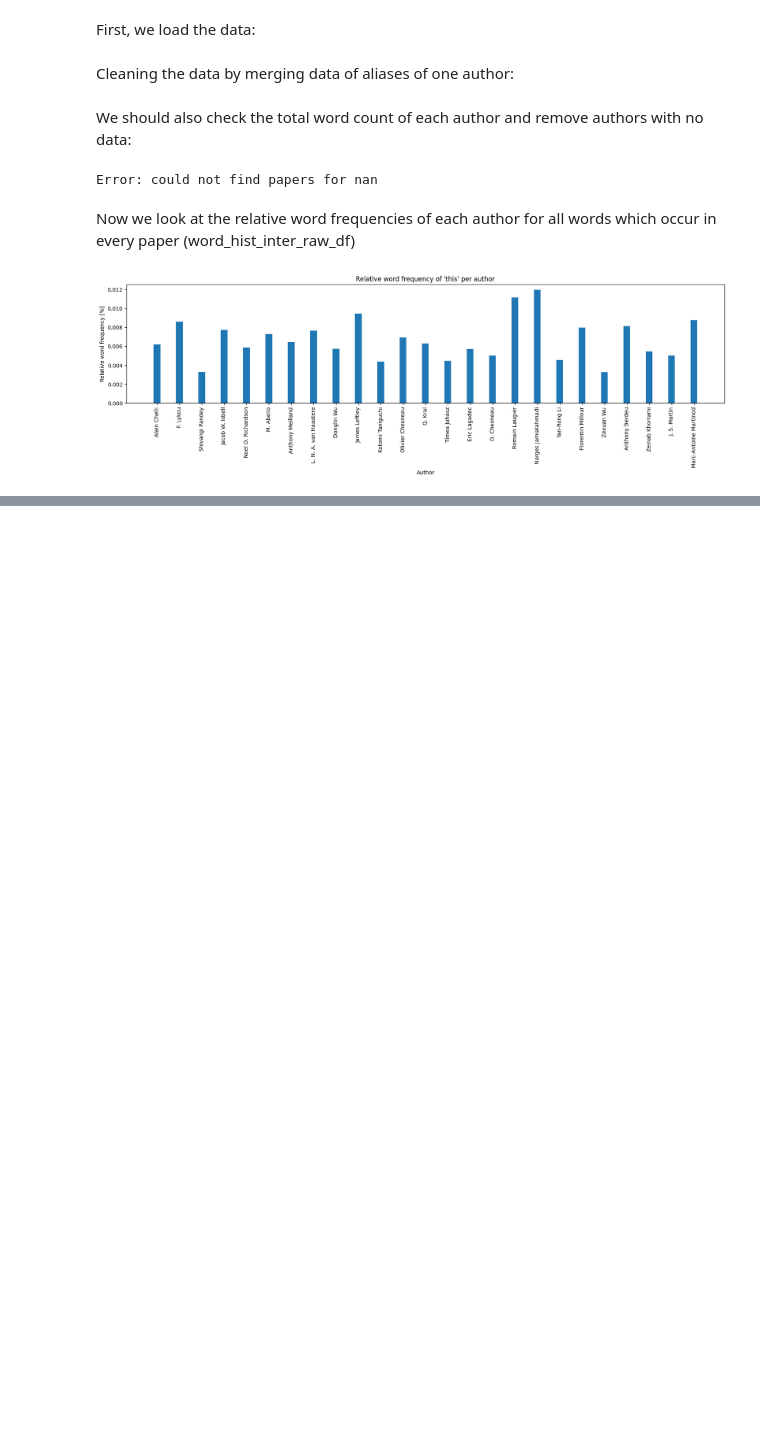
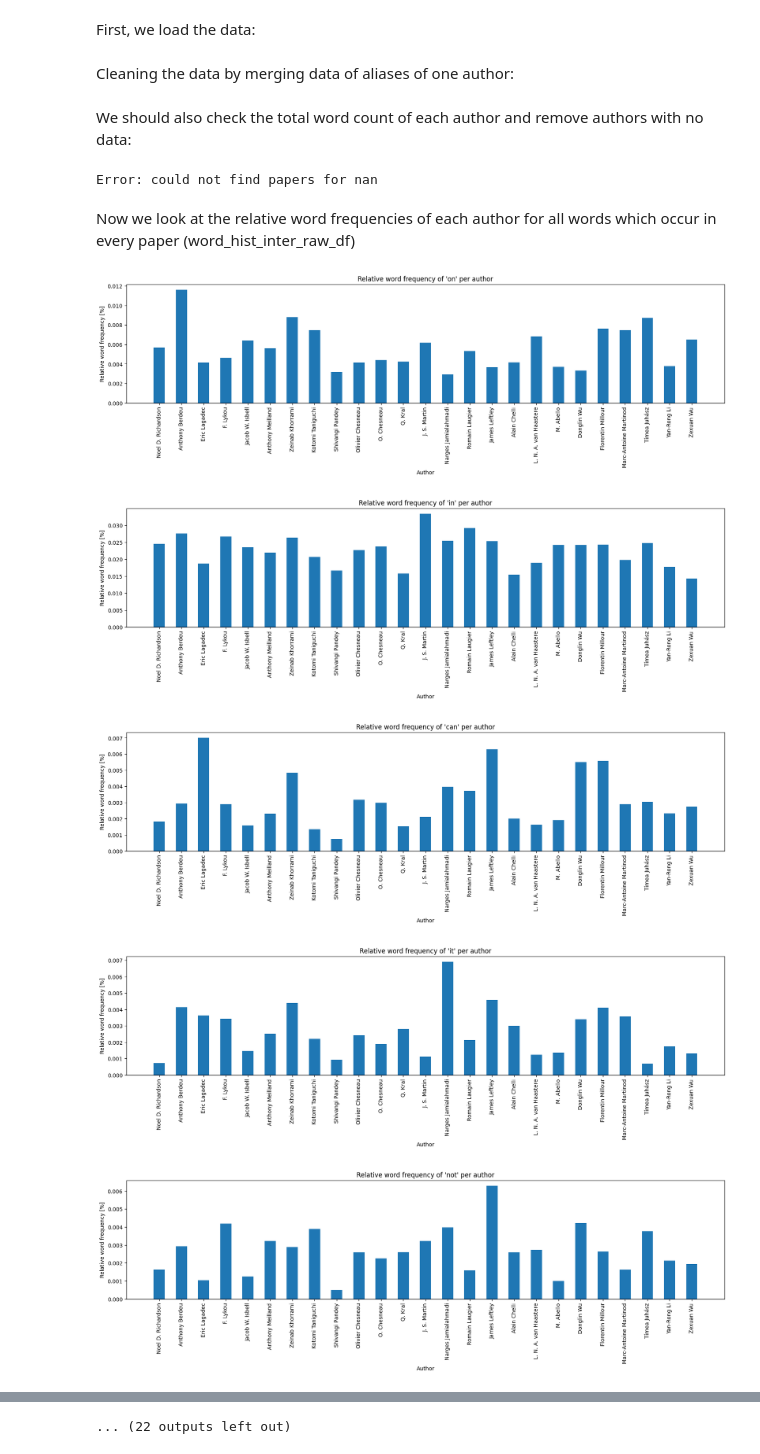
Before and after one commit to jmgiannikos/DataLiteracyProject, a Jupyter notebook: DataAnalysis.ipynb, the cells around one changed output, grey strips where cells are left out. Drawn from its saved outputs; the diff is of its cells as text; code cells hidden in the pictures; blank space fills up the shorter version.

```diff
--- a/DataAnalysis.ipynb
+++ b/DataAnalysis.ipynb
@@ -39,6 +39,19 @@ We should also check the total word count of each author and remove authors with
 def get_paper_ids_for_author(author):
     paper_ids = list(metadata_df.query(f"first_author=='{author}'")["arxiv_id"])
     return paper_ids
+
+def get_word_count_for_paper(paper_id, words='all'):
+    """
+        Gets the total word count for a list of words, if 'all' it will get the total word count of this paper
+    """
+    word_count = 0
+    if words== 'all':
+        word_row = word_hist_union_raw_df[word_hist_union_raw_df['Data Name'] == float(paper_id)].values.flatten()
+        word_count += int(np.sum(word_row[1:]))
+    else:
+        for word in words:
+            word_count += int(word_hist_union_raw_df[word_hist_union_raw_df['Data Name'] == float(paper_id)][word].values[0])
+    return word_count
 
 def get_word_count_for_author(author, words='all'):
     """
@@ -50,12 +63,7 @@ def get_word_count_for_author(author, words='all'):
         print(f'Error: could not find papers for {author}')
     else:
         for paper in paper_ids:
-            if words== 'all':
-                word_row = word_hist_union_raw_df[word_hist_union_raw_df['Data Name'] == float(paper)].values.flatten()
-                word_count += int(np.sum(word_row[1:]))
-            else:
-                for word in words:
-                    word_count += int(word_hist_union_raw_df[word_hist_union_raw_df['Data Name'] == float(paper)][word].values[0])
+            word_count += get_word_count_for_paper(paper, words=words)
     return int(word_count)
 
 def total_words_by_author():
@@ -97,22 +105,27 @@ Now we look at the relative word frequencies of each author for all words which
 # %%
 all_intersection_words = list(word_hist_inter_raw_df)[1:]
 n_words = len(all_intersection_words)
 #print(all_intersection_words)
 
-def make_bar_chart(word):
+def plot_word_frequency_per_author(word):
     frequency_dict = {}
     for author, value in word_totals.items():
         frequency_dict[author] = get_word_count_for_author(author, words=[word])/value
     X = np.array(list(frequency_dict.keys()))
     Y = np.array(list(frequency_dict.values()))
     plt.figure(figsize=(20, 4))
     plt.xlabel("Author")
     plt.ylabel("Relative word frequency [%]")
     plt.xticks(rotation=90)
     plt.title(f"Relative word frequency of '{word}' per author")
-    bars = plt.bar(X, Y, width=0.3)
+    bars = plt.bar(X, Y, width=0.5)
     plt.show()
 
-make_bar_chart('this')
+for word in all_intersection_words:
+    plot_word_frequency_per_author(word)
 # %% [output]
-[figure, old version]
+[figure, new version]
+[figure, added]
+[figure, added]
+[figure, added]
+[figure, added]
@@ -118,0 +139 @@ make_bar_chart('this')
+... (22 outputs left out)
```
Also changed, not shown: parts of 3 cells of this notebook.
